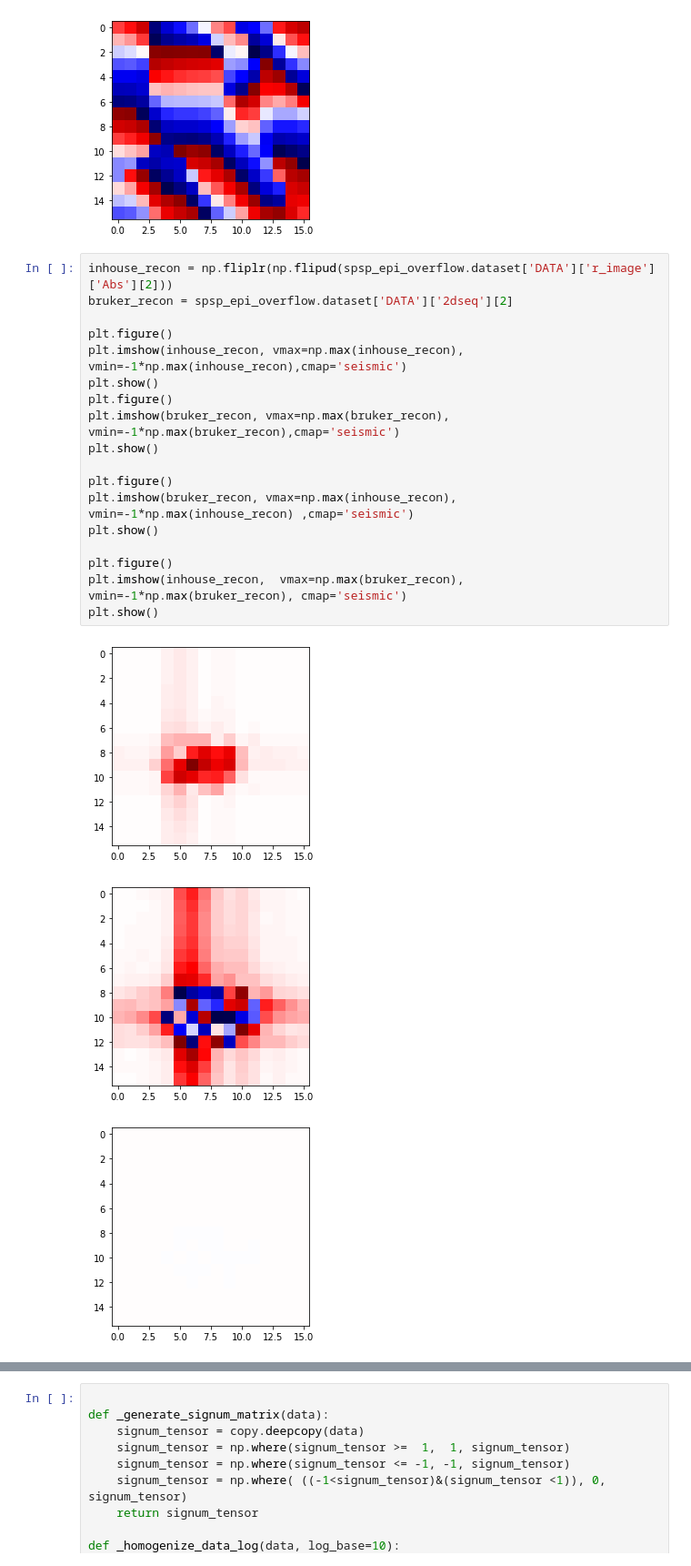
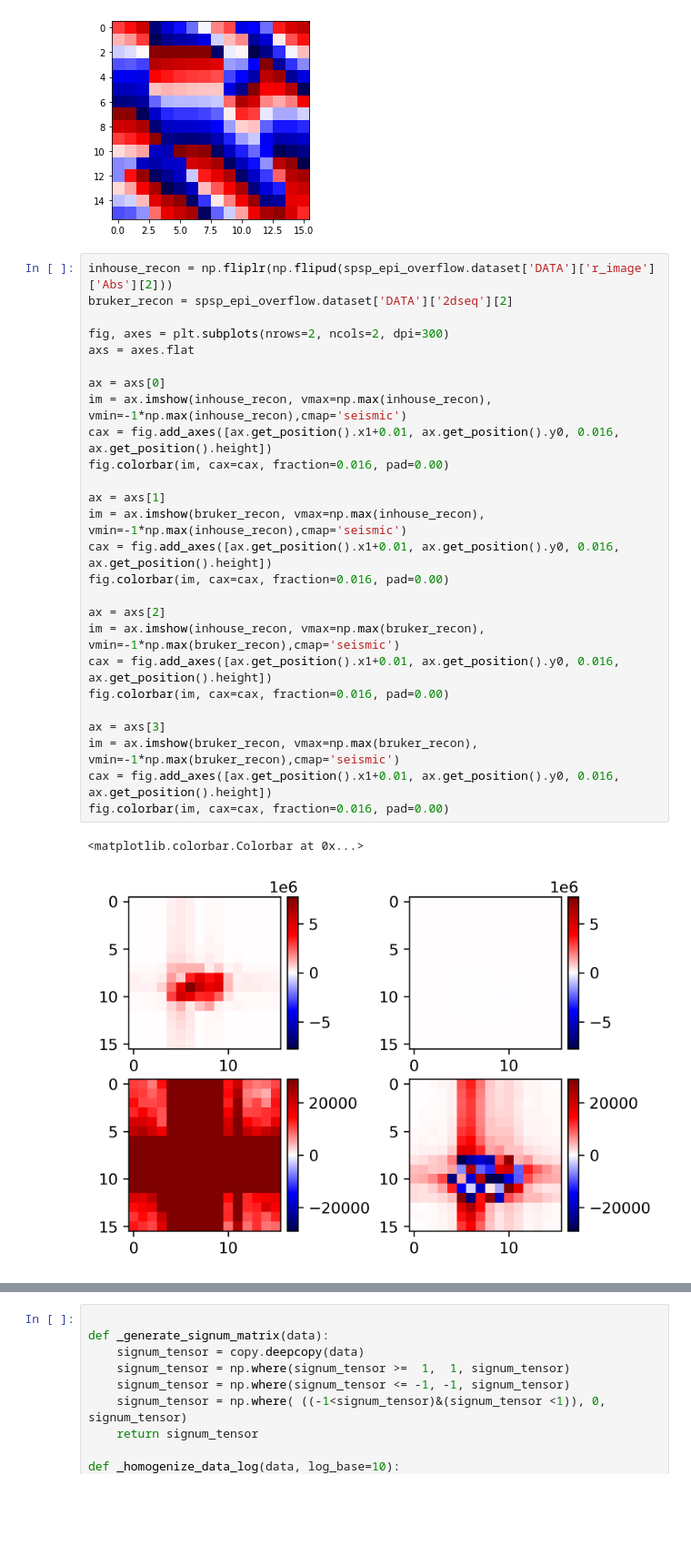
Before and after one commit to Xiao-JI-94158/BrukerParaVisionPostProcessing, a Jupyter notebook: EpiFidReader.ipynb, the cells around one changed output, grey strips where cells are left out. Shown: that part at 91% size. Drawn from its saved outputs; the diff is of its cells as text; blank space fills up the shorter version.

Commit message:
Changes to be committed: 	modified:   BrukerSpSpEpi.py 	modified:   EpiFidReader.ipynb

```diff
--- a/EpiFidReader.ipynb
+++ b/EpiFidReader.ipynb
@@ -127,22 +127,29 @@ plt.show()
 # %%
 inhouse_recon = np.fliplr(np.flipud(spsp_epi_overflow.dataset['DATA']['r_image']['Abs'][2]))
 bruker_recon = spsp_epi_overflow.dataset['DATA']['2dseq'][2]
 
-plt.figure()
-plt.imshow(inhouse_recon, vmax=np.max(inhouse_recon), vmin=-1*np.max(inhouse_recon),cmap='seismic')
-plt.show()
-plt.figure()
-plt.imshow(bruker_recon, vmax=np.max(bruker_recon), vmin=-1*np.max(bruker_recon),cmap='seismic')
-plt.show()
+fig, axes = plt.subplots(nrows=2, ncols=2, dpi=300)
+axs = axes.flat
 
-plt.figure()
-plt.imshow(bruker_recon, vmax=np.max(inhouse_recon), vmin=-1*np.max(inhouse_recon) ,cmap='seismic')
-plt.show()
+ax = axs[0]
+im = ax.imshow(inhouse_recon, vmax=np.max(inhouse_recon), vmin=-1*np.max(inhouse_recon),cmap='seismic')
+cax = fig.add_axes([ax.get_position().x1+0.01, ax.get_position().y0, 0.016, ax.get_position().height])
+fig.colorbar(im, cax=cax, fraction=0.016, pad=0.00)
 
-plt.figure()
-plt.imshow(inhouse_recon,  vmax=np.max(bruker_recon), vmin=-1*np.max(bruker_recon), cmap='seismic')
-plt.show()
+ax = axs[1]
+im = ax.imshow(bruker_recon, vmax=np.max(inhouse_recon), vmin=-1*np.max(inhouse_recon),cmap='seismic')
+cax = fig.add_axes([ax.get_position().x1+0.01, ax.get_position().y0, 0.016, ax.get_position().height])
+fig.colorbar(im, cax=cax, fraction=0.016, pad=0.00)
+
+ax = axs[2]
+im = ax.imshow(inhouse_recon, vmax=np.max(bruker_recon), vmin=-1*np.max(bruker_recon),cmap='seismic')
+cax = fig.add_axes([ax.get_position().x1+0.01, ax.get_position().y0, 0.016, ax.get_position().height])
+fig.colorbar(im, cax=cax, fraction=0.016, pad=0.00)
+
+ax = axs[3]
+im = ax.imshow(bruker_recon, vmax=np.max(bruker_recon), vmin=-1*np.max(bruker_recon),cmap='seismic')
+cax = fig.add_axes([ax.get_position().x1+0.01, ax.get_position().y0, 0.016, ax.get_position().height])
+fig.colorbar(im, cax=cax, fraction=0.016, pad=0.00)
 # %% [output]
+<matplotlib.colorbar.Colorbar at 0x...>
-[figure, old version]
+[figure, new version]
-[figure, removed]
-[figure, removed]
```
Also changed, not shown: parts of 1 cell of this notebook, 1 other file.
